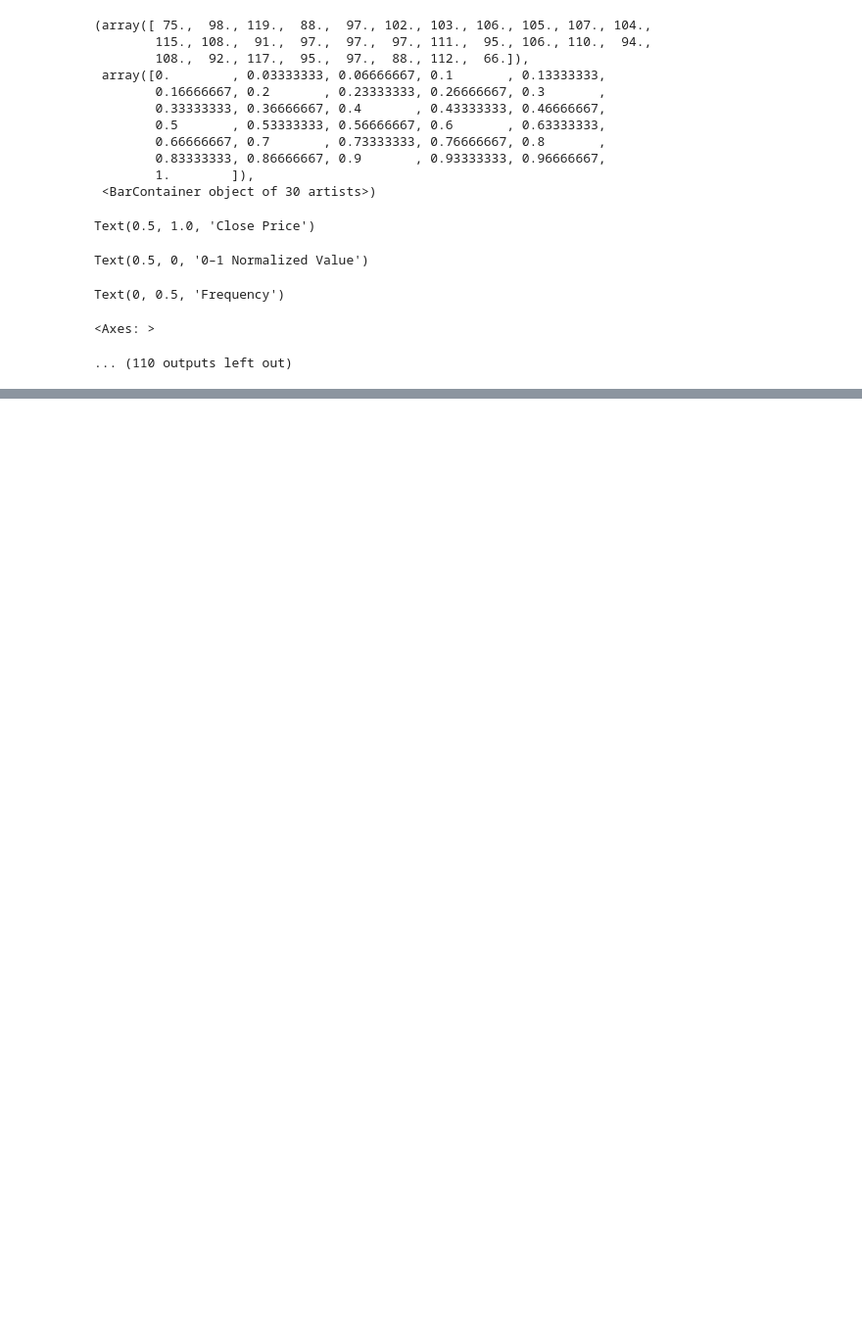
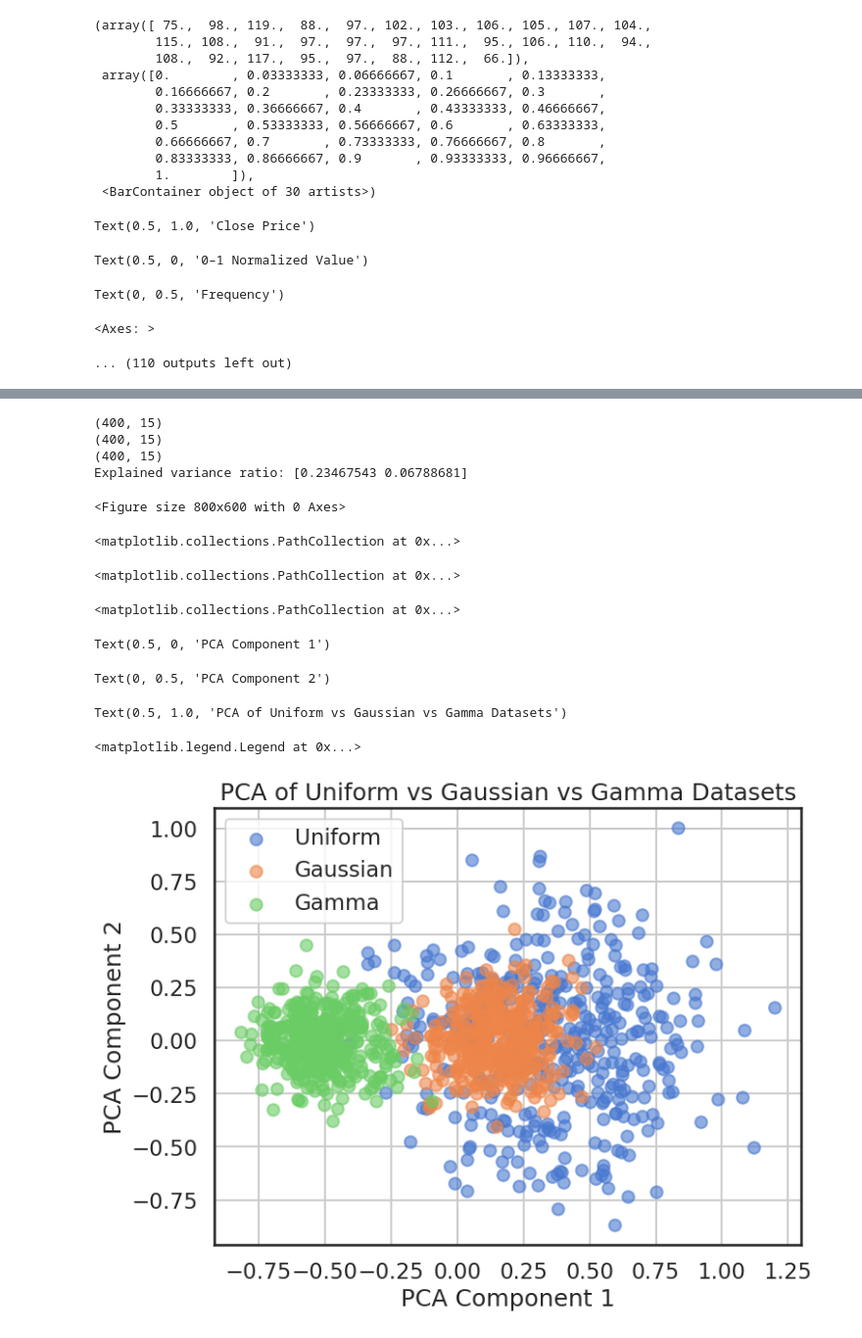
Before and after one commit to syttpz/Finance-Economics-Time-Series-Analysis, a Jupyter notebook: data_correlation_analysis_NZ.ipynb, the cells around one changed output, grey strips where cells are left out. Shown at 98% size. Cells and saved outputs as stored; diff of their text form; code cells hidden in the pictures; blank space fills up the shorter version.

```diff
--- a/data_correlation_analysis_NZ.ipynb
+++ b/data_correlation_analysis_NZ.ipynb
@@ -757,0 +963,80 @@ Text(0, 0.5, 'Frequency')
+# %%
+# -------------------------------
+# Helper: reshape + shuffle
+# -------------------------------
+def make_big_matrix(arr):
+    arr = np.asarray(arr)
+
+    # First matrix (200 × 15)
+    M1 = arr.reshape(200, 15)
+
+    # Shuffle values independently
+    shuffled = arr.copy()
+    np.random.shuffle(shuffled)
+
+    # Second matrix (200 × 15)
+    M2 = shuffled.reshape(200, 15)
+
+    # Combine into (400 × 15)
+    return np.vstack([M1, M2])
+
+
+# -------------------------------
+# 1. Build large matrices
+# -------------------------------
+
+uniform_big  = make_big_matrix(uniform_norm)
+gaussian_big = make_big_matrix(gaussian_norm)
+gamma_big    = make_big_matrix(gamma_norm)
+
+print(uniform_big.shape)   # (400, 15)
+print(gaussian_big.shape)  # (400, 15)
+print(gamma_big.shape)     # (400, 15)
+
+# -------------------------------
+# 2. Prepare PCA dataset
+# -------------------------------
+
+# Stack all 3 datasets → (1200, 15)
+X = np.vstack([uniform_big, gaussian_big, gamma_big])
+
+# Labels for plotting
+y = np.array([0]*400 + [1]*400 + [2]*400)  # 0=uniform, 1=gaussian, 2=gamma
+
+# -------------------------------
+# 3. PCA
+# -------------------------------
+pca = PCA(n_components=2)
+X_pca = pca.fit_transform(X)
+
+print("Explained variance ratio:", pca.explained_variance_ratio_)
+
+# -------------------------------
+# 4. Plot PCA projection
+# -------------------------------
+plt.figure(figsize=(8, 6))
+
+plt.scatter(X_pca[y==0, 0], X_pca[y==0, 1], alpha=0.6, label="Uniform")
+plt.scatter(X_pca[y==1, 0], X_pca[y==1, 1], alpha=0.6, label="Gaussian")
+plt.scatter(X_pca[y==2, 0], X_pca[y==2, 1], alpha=0.6, label="Gamma")
+
+plt.xlabel("PCA Component 1")
+plt.ylabel("PCA Component 2")
+plt.title("PCA of Uniform vs Gaussian vs Gamma Datasets")
+plt.legend()
+plt.grid(True)
+plt.show()
+# %% [output]
+(400, 15)
+(400, 15)
+(400, 15)
+Explained variance ratio: [0.23467543 0.06788681]
+<Figure size 800x600 with 0 Axes>
+<matplotlib.collections.PathCollection at 0x...>
+<matplotlib.collections.PathCollection at 0x...>
+<matplotlib.collections.PathCollection at 0x...>
+Text(0.5, 0, 'PCA Component 1')
+Text(0, 0.5, 'PCA Component 2')
+Text(0.5, 1.0, 'PCA of Uniform vs Gaussian vs Gamma Datasets')
+<matplotlib.legend.Legend at 0x...>
+[figure, added]
```
Also changed, not shown: parts of 5 cells of this notebook.
